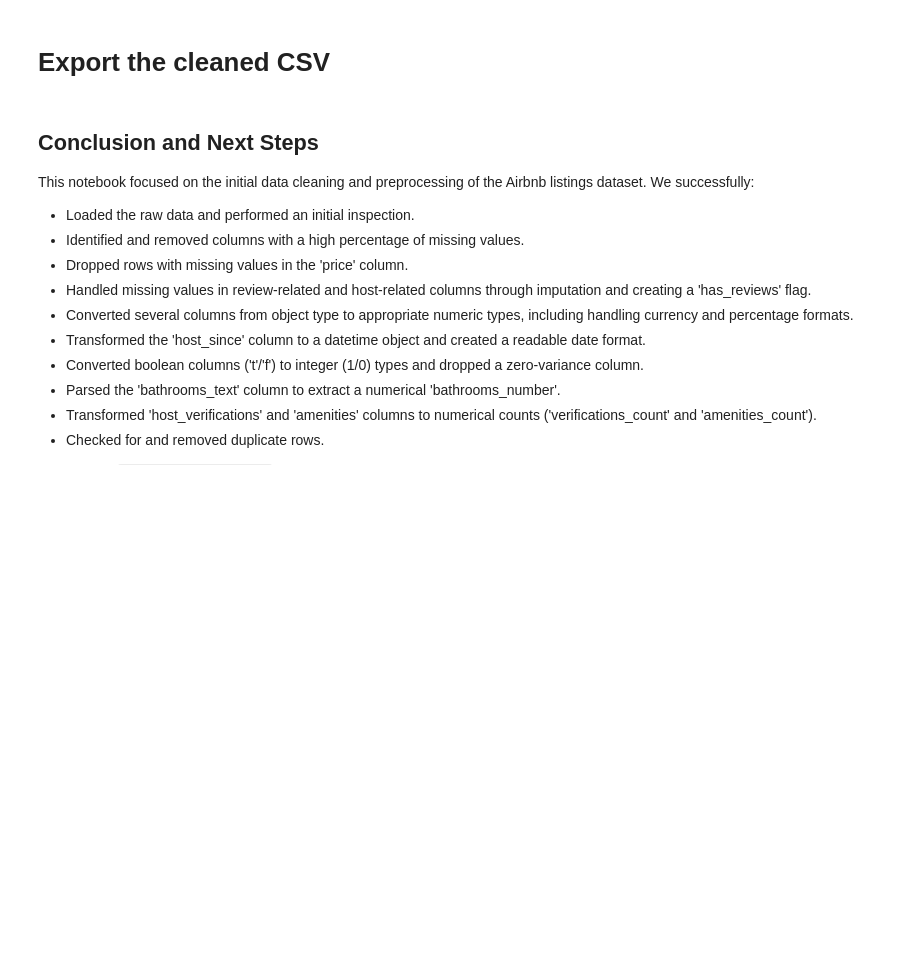
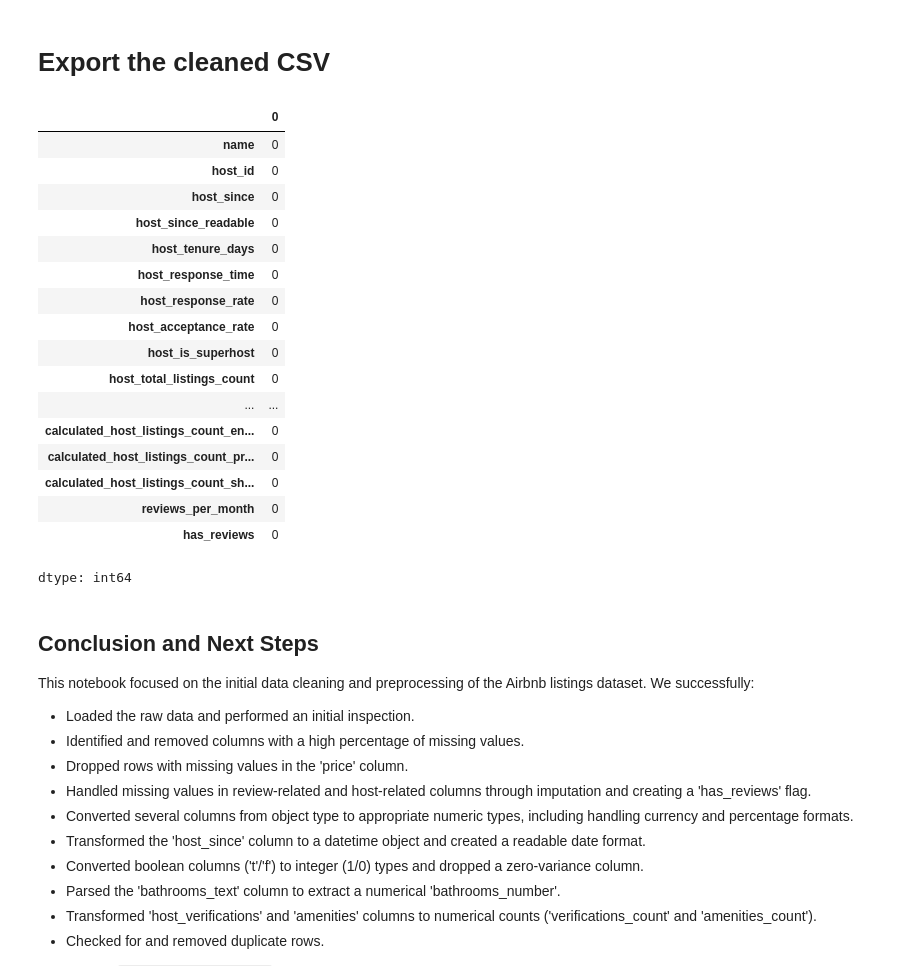
Before and after one commit to PranayPrasanth/Airbnb-Data-Analysis, a Jupyter notebook: notebooks/02_data_cleaning.ipynb, the cells around one changed output. Cells and saved outputs as stored; diff of their text form; code cells hidden in the pictures; blank space fills up the shorter version.

```diff
--- a/notebooks/02_data_cleaning.ipynb
+++ b/notebooks/02_data_cleaning.ipynb
@@ -774,7 +777,27 @@ airbnb_data_cleaned[['host_since', 'host_tenure_days']].head(5)
 # %%
 airbnb_data_cleaned.to_csv('airbnb_data_cleaned.csv')
 airbnb_data_cleaned_sample = airbnb_data_cleaned.head(100)
 airbnb_data_cleaned_sample.to_csv('airbnb_data_cleaned_sample.csv')
+airbnb_data_cleaned.isna().sum()
+# %% [output]
+|  | 0 |
+| name | 0 |
+| host_id | 0 |
+| host_since | 0 |
+| host_since_readable | 0 |
+| host_tenure_days | 0 |
+| host_response_time | 0 |
+| host_response_rate | 0 |
+| host_acceptance_rate | 0 |
+| host_is_superhost | 0 |
+| host_total_listings_count | 0 |
+| ... | ... |
+| calculated_host_listings_count_en... | 0 |
+| calculated_host_listings_count_pr... | 0 |
+| calculated_host_listings_count_sh... | 0 |
+| reviews_per_month | 0 |
+| has_reviews | 0 |
+dtype: int64
 # %% [markdown]
 ## Conclusion and Next Steps
 
```
Also changed, not shown: parts of 5 cells of this notebook, 1 other file.
